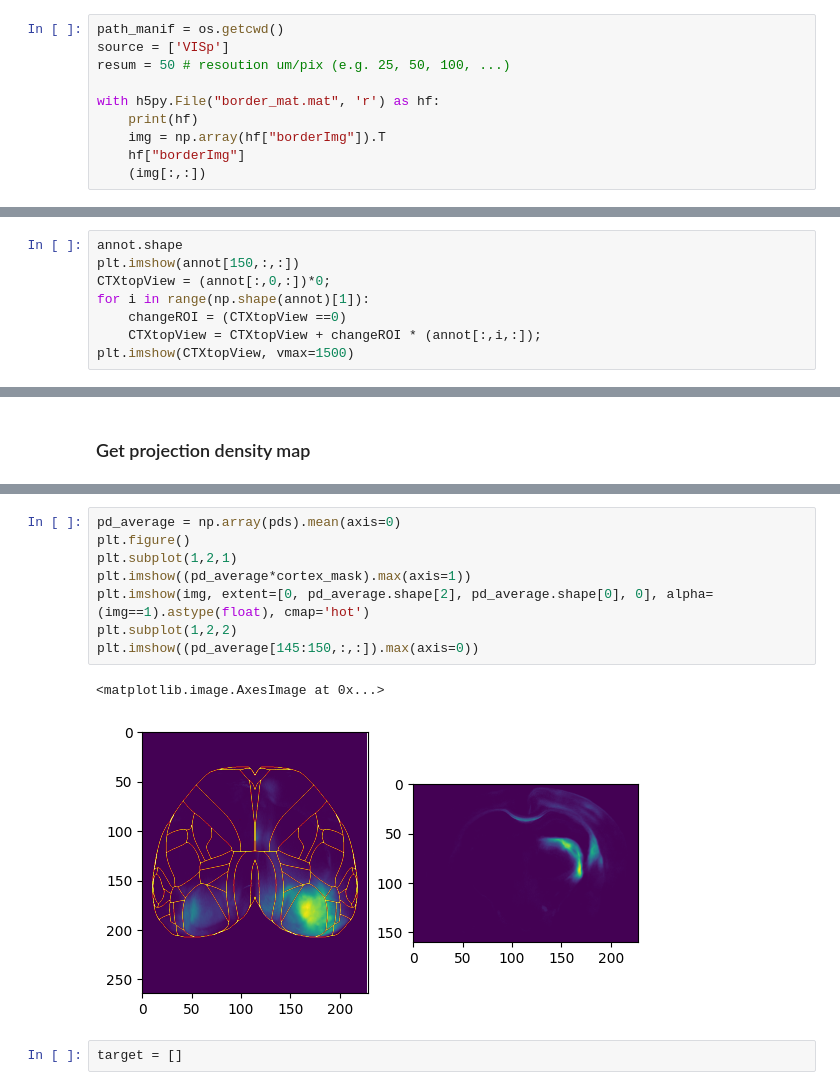
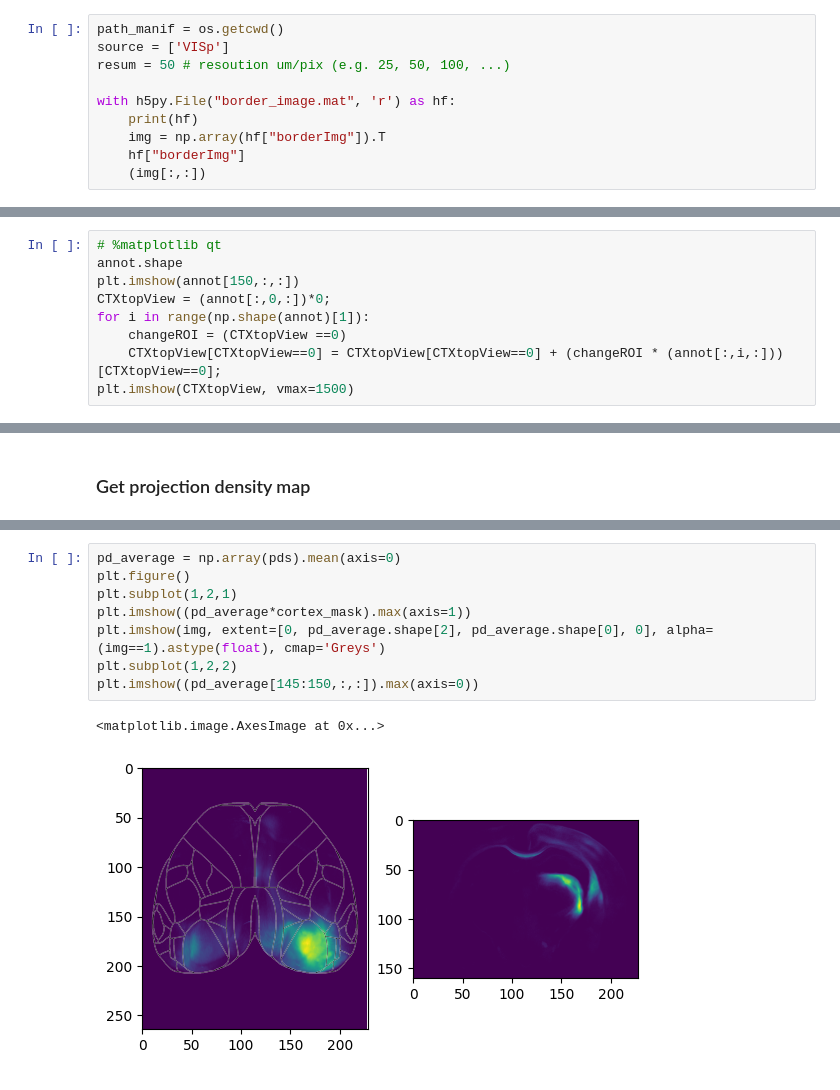
Before and after one commit to rysk-t/Neural-Data-Analysis-Tutorials, a Jupyter notebook: ex_01_Analyse_Connectivity/ex_01_01_AllenCCF.ipynb, the cells around one changed output, grey strips where cells are left out. Drawn from its saved outputs; the diff is of its cells as text.

```diff
--- a/ex_01_Analyse_Connectivity/ex_01_01_AllenCCF.ipynb
+++ b/ex_01_Analyse_Connectivity/ex_01_01_AllenCCF.ipynb
@@ -15,7 +16,7 @@ path_manif = os.getcwd()
 source = ['VISp']
 resum = 50 # resoution um/pix (e.g. 25, 50, 100, ...)
 
-with h5py.File("border_mat.mat", 'r') as hf:
+with h5py.File("border_image.mat", 'r') as hf:
     print(hf)
     img = np.array(hf["borderImg"]).T
     hf["borderImg"]
@@ -31,12 +32,13 @@ annot, annot_info = mcc.get_annotation_volume()
 # %% [markdown]
 ## Annotation map
 # %%
+# %matplotlib qt
 annot.shape
 plt.imshow(annot[150,:,:])
 CTXtopView = (annot[:,0,:])*0;
 for i in range(np.shape(annot)[1]):
     changeROI = (CTXtopView ==0)
-    CTXtopView = CTXtopView + changeROI * (annot[:,i,:]);
+    CTXtopView[CTXtopView==0] = CTXtopView[CTXtopView==0] + (changeROI * (annot[:,i,:]))[CTXtopView==0];
 plt.imshow(CTXtopView, vmax=1500)
 # %% [output]
 <matplotlib.image.AxesImage at 0x...>
@@ -193,13 +195,11 @@ for i in df_exps.id:
 # %%
 pd_average = np.array(pds).mean(axis=0)
 plt.figure()
 plt.subplot(1,2,1)
 plt.imshow((pd_average*cortex_mask).max(axis=1))
-plt.imshow(img, extent=[0, pd_average.shape[2], pd_average.shape[0], 0], alpha=(img==1).astype(float), cmap='hot')
+plt.imshow(img, extent=[0, pd_average.shape[2], pd_average.shape[0], 0], alpha=(img==1).astype(float), cmap='Greys')
 plt.subplot(1,2,2)
 plt.imshow((pd_average[145:150,:,:]).max(axis=0))
 # %% [output]
 <matplotlib.image.AxesImage at 0x...>
-[figure, old version]
+[figure, new version]
-# %%
-target = []
```
Also changed, not shown: parts of 7 cells of this notebook, 1 other file.
